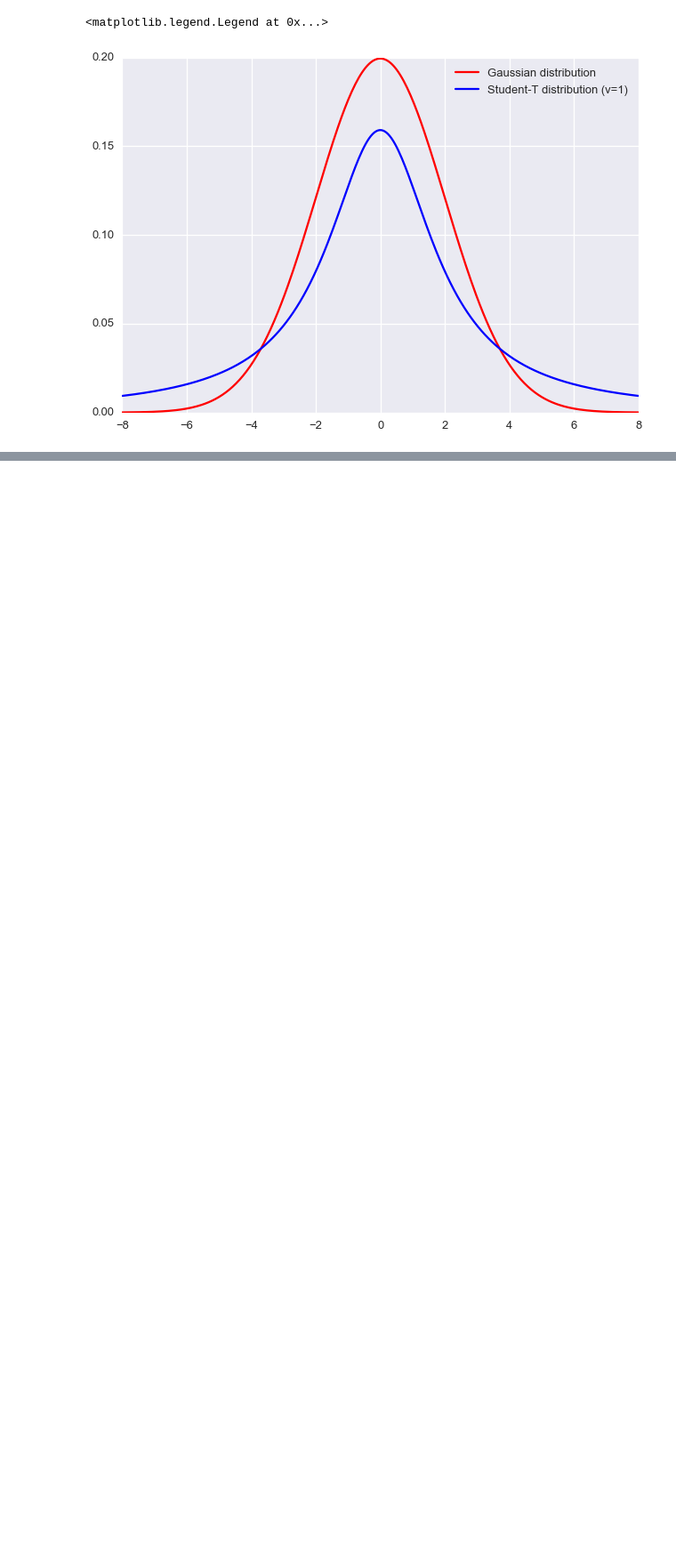
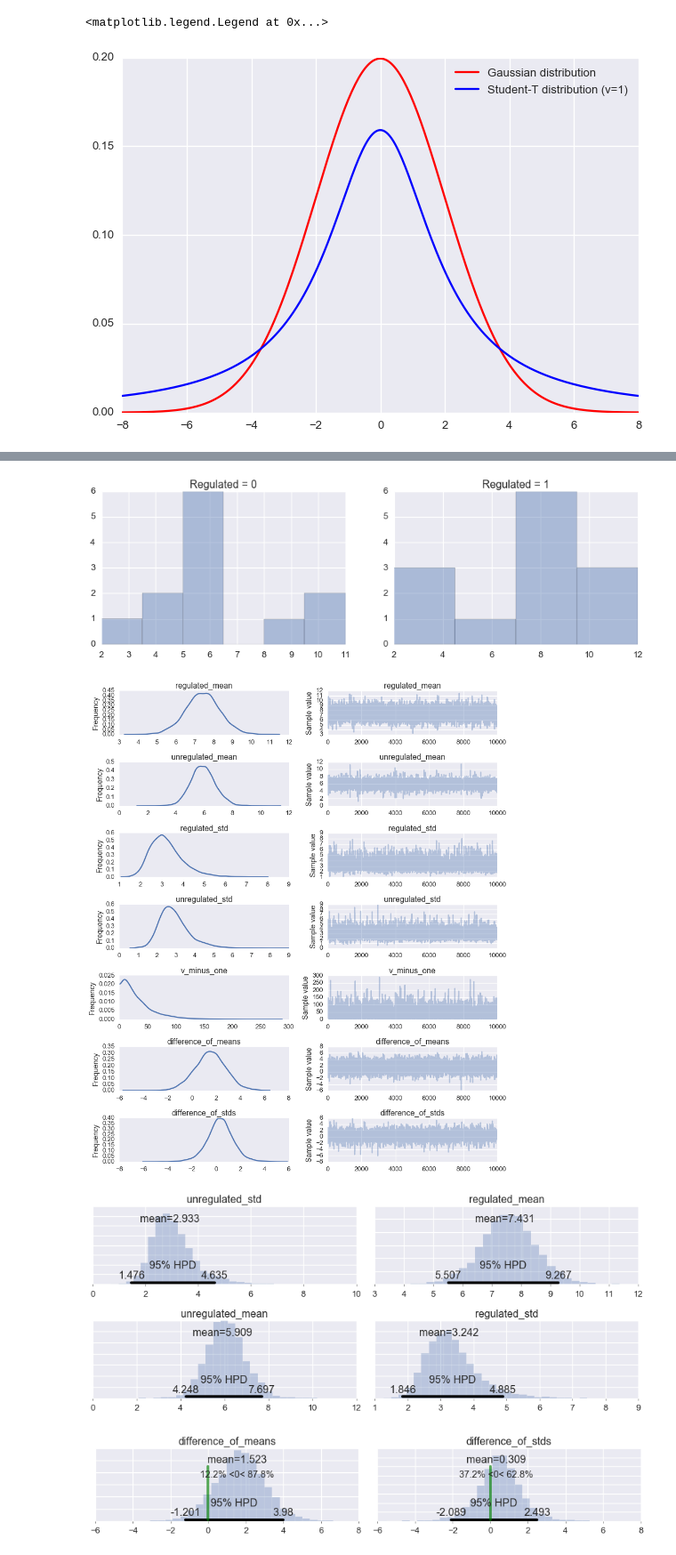
Before and after one commit to JamesSample/ECOREG, a Jupyter notebook: ecoreg_full_analysis_2.ipynb, the cells around one changed output, grey strips where cells are left out. Shown at 89% size. Drawn from its saved outputs; the diff is of its cells as text; code cells hidden in the pictures; blank space fills up the shorter version.

Commit message:
Bayesian t-test

```diff
--- a/ecoreg_full_analysis_2.ipynb
+++ b/ecoreg_full_analysis_2.ipynb
@@ -79,0 +88,5 @@ In words, the priors for $\mu_1$ and $\mu_2$ are Gaussian with the means equal t
+# %%
+# Import custom functions
+func_path = r'C:\Data\James_Work\Staff\Susi_S\ECOREG\Python\ECOREG\ecoreg_code.py'
+
+ecoreg = imp.load_source('ecoreg_code', func_path)
@@ -159,0 +123,11 @@ array([<matplotlib.axes._subplots.AxesSubplot object at 0x...>,
+# %%
+# Run MCMC
+trace = ecoreg.bayesian_t(df, 'pb_rich',
+                          plot_trace=True, plot_ppc=True,
+                          plot_vars=True, plot_diffs=True,
+                          steps=10000, mcmc='slice')
+# %% [output]
+[figure, added]
+[figure, added]
+[figure, added]
+[figure, added]
```
Also changed, not shown: parts of 30 cells of this notebook, 3 other files.
